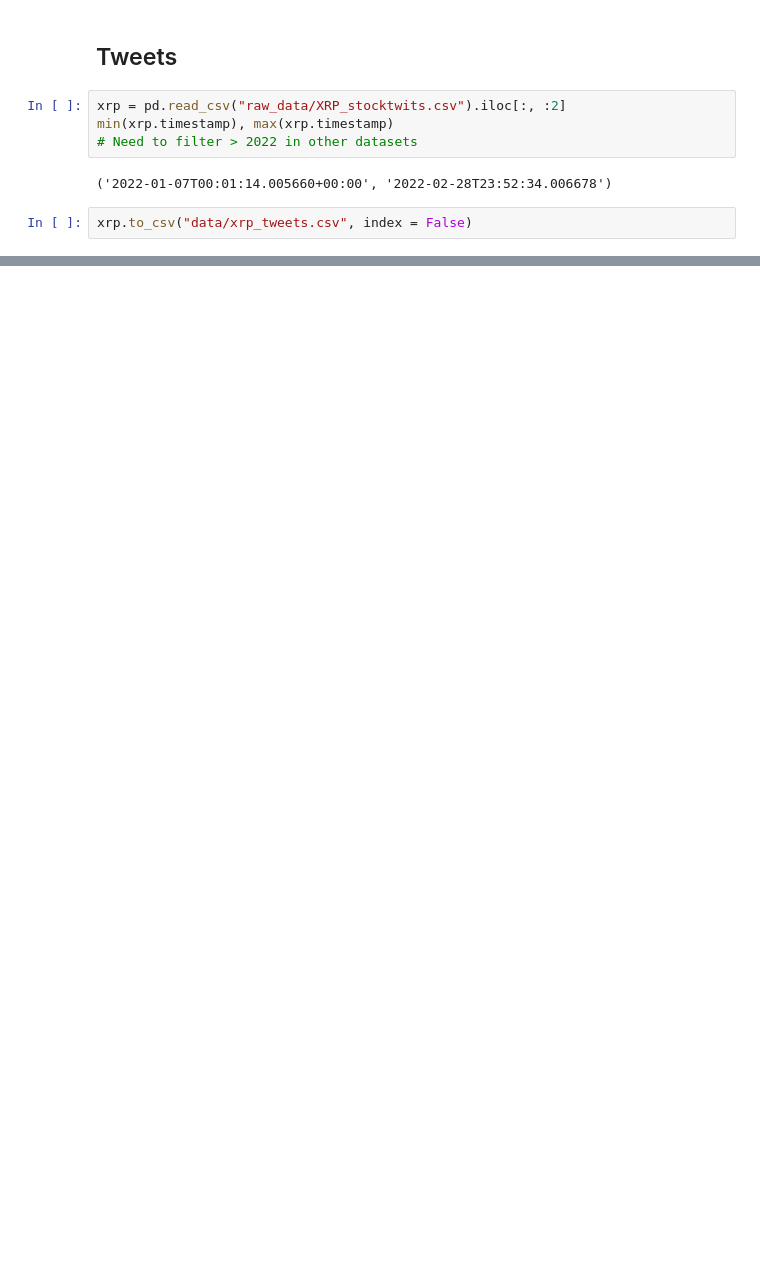
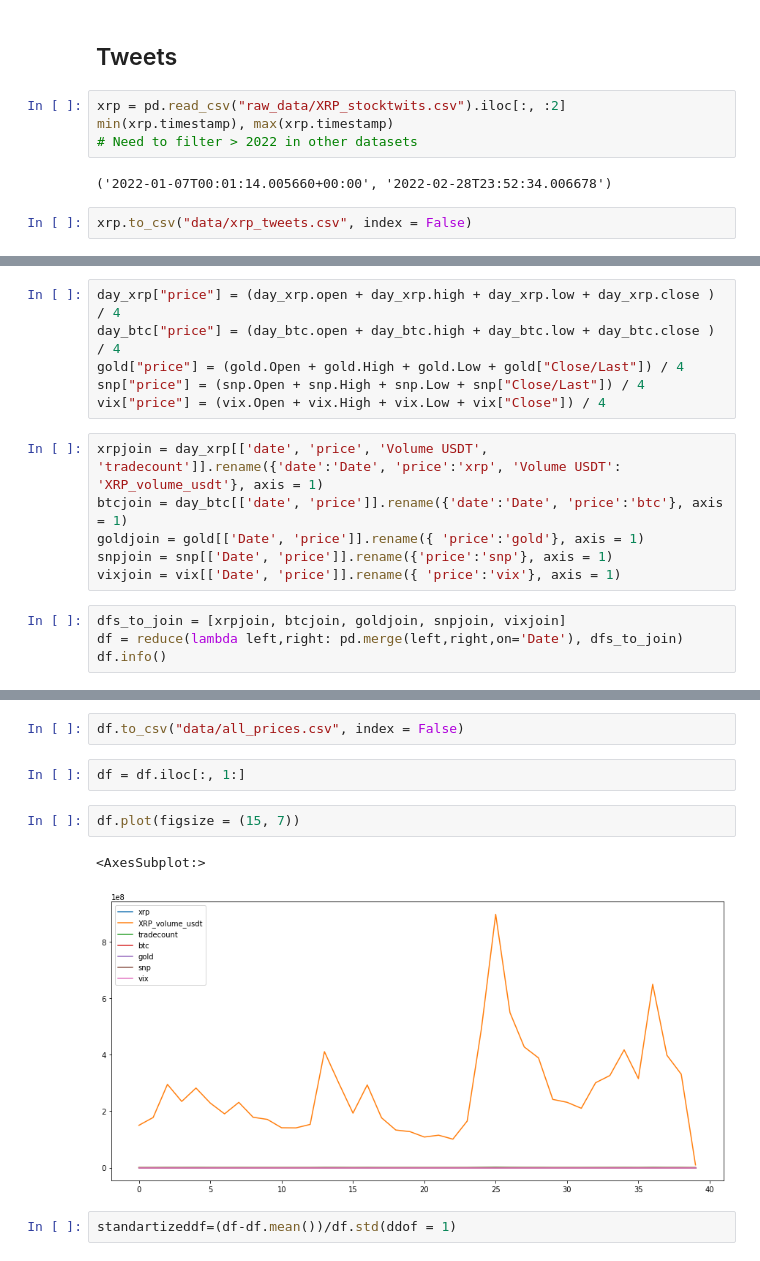
Before and after one commit to MGaulia/PD, a Jupyter notebook: 1 DATA-CLEANING.ipynb, the cells around one changed output, grey strips where cells are left out. Saved outputs shown, nothing was run; the diff lists cells and outputs as text; blank space fills up the shorter version.

```diff
--- a/1 DATA-CLEANING.ipynb
+++ b/1 DATA-CLEANING.ipynb
@@ -43,0 +104,16 @@ Shape after: (85148, 8)
+# %%
+day_xrp["price"] = (day_xrp.open + day_xrp.high + day_xrp.low + day_xrp.close ) / 4
+day_btc["price"] = (day_btc.open + day_btc.high + day_btc.low + day_btc.close ) / 4
+gold["price"] = (gold.Open + gold.High + gold.Low + gold["Close/Last"]) / 4
+snp["price"] = (snp.Open + snp.High + snp.Low + snp["Close/Last"]) / 4
+vix["price"] = (vix.Open + vix.High + vix.Low + vix["Close"]) / 4
+# %%
+xrpjoin = day_xrp[['date', 'price', 'Volume USDT', 'tradecount']].rename({'date':'Date', 'price':'xrp', 'Volume USDT': 'XRP_volume_usdt'}, axis = 1)
+btcjoin = day_btc[['date', 'price']].rename({'date':'Date', 'price':'btc'}, axis = 1)
+goldjoin = gold[['Date', 'price']].rename({ 'price':'gold'}, axis = 1)
+snpjoin = snp[['Date', 'price']].rename({'price':'snp'}, axis = 1)
+vixjoin = vix[['Date', 'price']].rename({ 'price':'vix'}, axis = 1)
+# %%
+dfs_to_join = [xrpjoin, btcjoin, goldjoin, snpjoin, vixjoin]
+df = reduce(lambda left,right: pd.merge(left,right,on='Date'), dfs_to_join)
+df.info()
@@ -43,0 +136,11 @@ Shape after: (85148, 8)
+# %%
+df.to_csv("data/all_prices.csv", index = False)
+# %%
+df = df.iloc[:, 1:]
+# %%
+df.plot(figsize = (15, 7))
+# %% [output]
+<AxesSubplot:>
+[figure, added]
+# %%
+standartizeddf=(df-df.mean())/df.std(ddof = 1)
```
Also changed, not shown: parts of 23 cells of this notebook, 10 other files.
